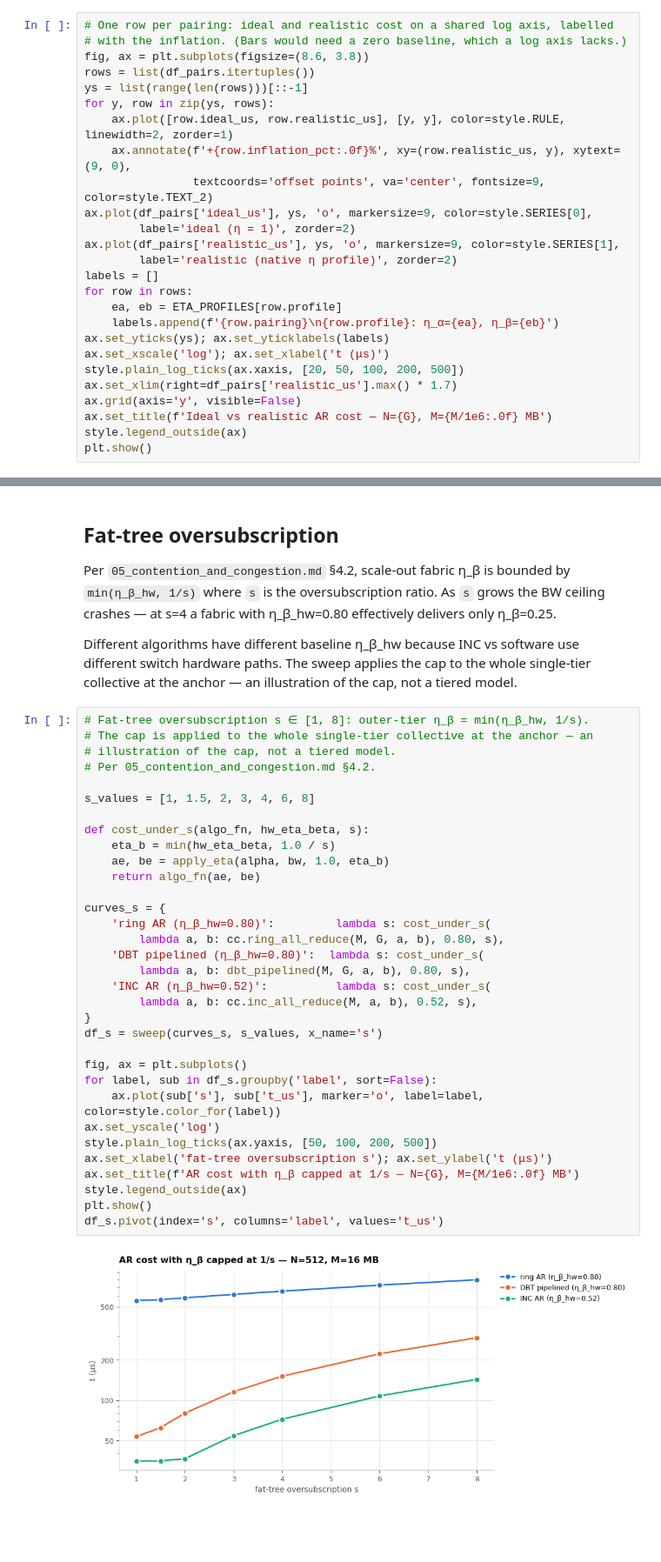
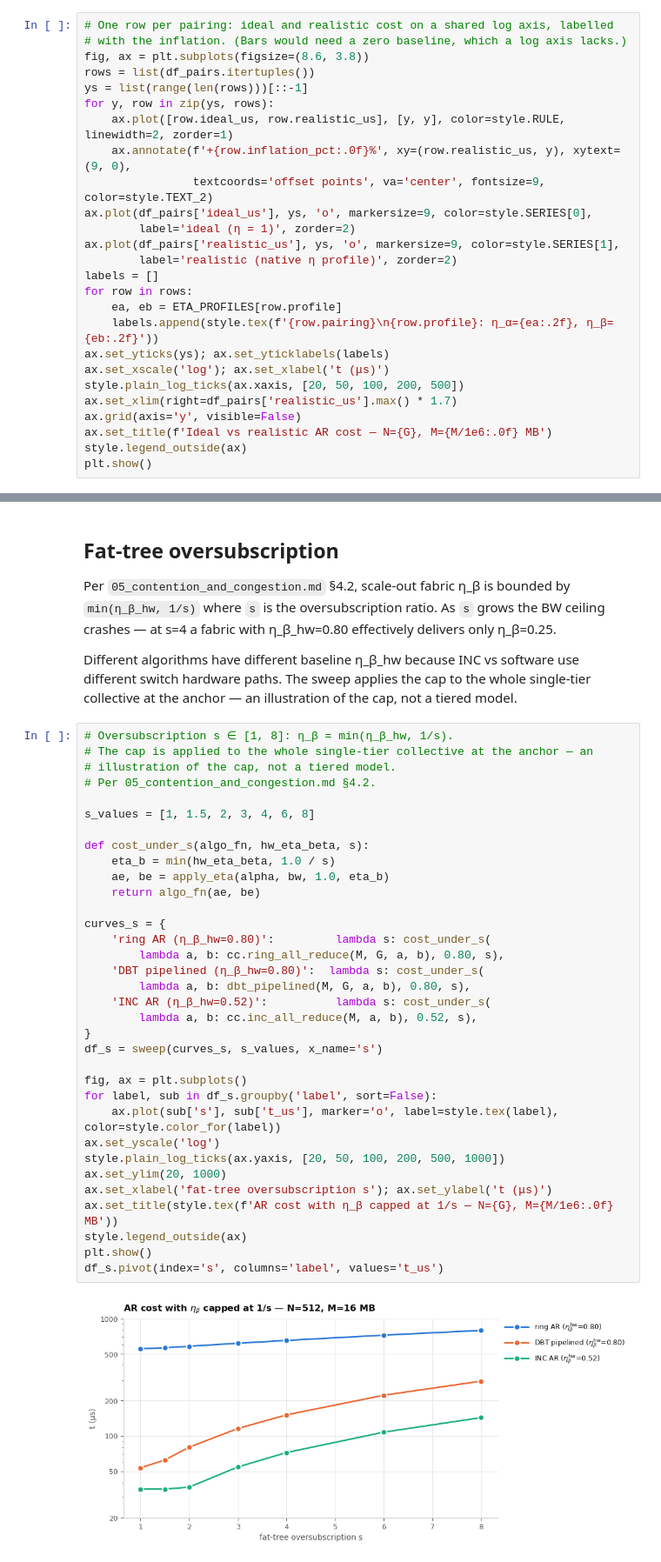
Before and after one commit to spiceMonkey/collective-comm, a Jupyter notebook: code/notebooks/03_eta_sensitivity.ipynb, the cells around one changed output, grey strips where cells are left out. Shown at 87% size. Saved outputs shown, nothing was run; the diff lists cells and outputs as text; blank space fills up the shorter version.

```diff
--- a/code/notebooks/03_eta_sensitivity.ipynb
+++ b/code/notebooks/03_eta_sensitivity.ipynb
@@ -113,7 +113,7 @@ ax.plot(df_pairs['realistic_us'], ys, 'o', markersize=9, color=style.SERIES[1],
 labels = []
 for row in rows:
     ea, eb = ETA_PROFILES[row.profile]
-    labels.append(f'{row.pairing}\n{row.profile}: η_α={ea}, η_β={eb}')
+    labels.append(style.tex(f'{row.pairing}\n{row.profile}: η_α={ea:.2f}, η_β={eb:.2f}'))
 ax.set_yticks(ys); ax.set_yticklabels(labels)
 ax.set_xscale('log'); ax.set_xlabel('t (μs)')
 style.plain_log_ticks(ax.xaxis, [20, 50, 100, 200, 500])
@@ -182,40 +182,41 @@ Per `05_contention_and_congestion.md` §4.2, scale-out fabric η_β is bounded b
 
 Different algorithms have different baseline η_β_hw because INC vs software use different switch hardware paths. The sweep applies the cap to the whole single-tier collective at the anchor — an illustration of the cap, not a tiered model.
 # %%
-# Fat-tree oversubscription s ∈ [1, 8]: outer-tier η_β = min(η_β_hw, 1/s).
+# Oversubscription s ∈ [1, 8]: η_β = min(η_β_hw, 1/s).
 # The cap is applied to the whole single-tier collective at the anchor — an
 # illustration of the cap, not a tiered model.
 # Per 05_contention_and_congestion.md §4.2.
 
 s_values = [1, 1.5, 2, 3, 4, 6, 8]
 
 def cost_under_s(algo_fn, hw_eta_beta, s):
     eta_b = min(hw_eta_beta, 1.0 / s)
     ae, be = apply_eta(alpha, bw, 1.0, eta_b)
     return algo_fn(ae, be)
 
 curves_s = {
     'ring AR (η_β_hw=0.80)':         lambda s: cost_under_s(
         lambda a, b: cc.ring_all_reduce(M, G, a, b), 0.80, s),
     'DBT pipelined (η_β_hw=0.80)':  lambda s: cost_under_s(
         lambda a, b: dbt_pipelined(M, G, a, b), 0.80, s),
     'INC AR (η_β_hw=0.52)':          lambda s: cost_under_s(
         lambda a, b: cc.inc_all_reduce(M, a, b), 0.52, s),
 }
 df_s = sweep(curves_s, s_values, x_name='s')
 
 fig, ax = plt.subplots()
 for label, sub in df_s.groupby('label', sort=False):
-    ax.plot(sub['s'], sub['t_us'], marker='o', label=label, color=style.color_for(label))
+    ax.plot(sub['s'], sub['t_us'], marker='o', label=style.tex(label), color=style.color_for(label))
 ax.set_yscale('log')
-style.plain_log_ticks(ax.yaxis, [50, 100, 200, 500])
+style.plain_log_ticks(ax.yaxis, [20, 50, 100, 200, 500, 1000])
+ax.set_ylim(20, 1000)
 ax.set_xlabel('fat-tree oversubscription s'); ax.set_ylabel('t (μs)')
-ax.set_title(f'AR cost with η_β capped at 1/s — N={G}, M={M/1e6:.0f} MB')
+ax.set_title(style.tex(f'AR cost with η_β capped at 1/s — N={G}, M={M/1e6:.0f} MB'))
 style.legend_outside(ax)
 plt.show()
 df_s.pivot(index='s', columns='label', values='t_us')
 # %% [output]
-[figure, old version]
+[figure, new version]
 | label | DBT pipelined (η_β_hw=0.80) | INC AR (η_β_hw=0.52) | ring AR (η_β_hw=0.80) |
 | s |  |  |  |
 | 1.0 | 53.444444 | 35.188034 | 555.357639 |
```
Also changed, not shown: parts of 3 cells of this notebook, 22 other files.
